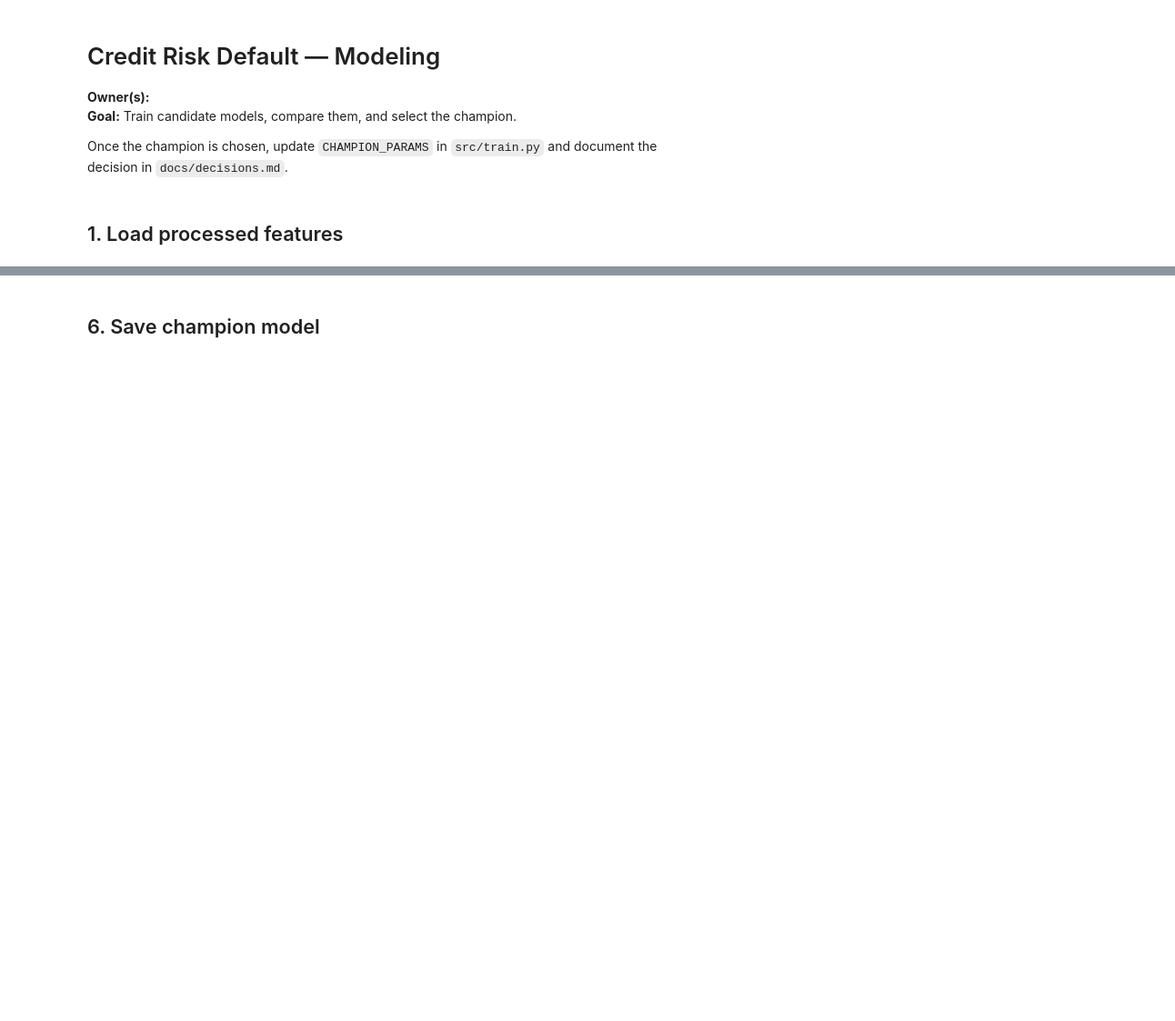
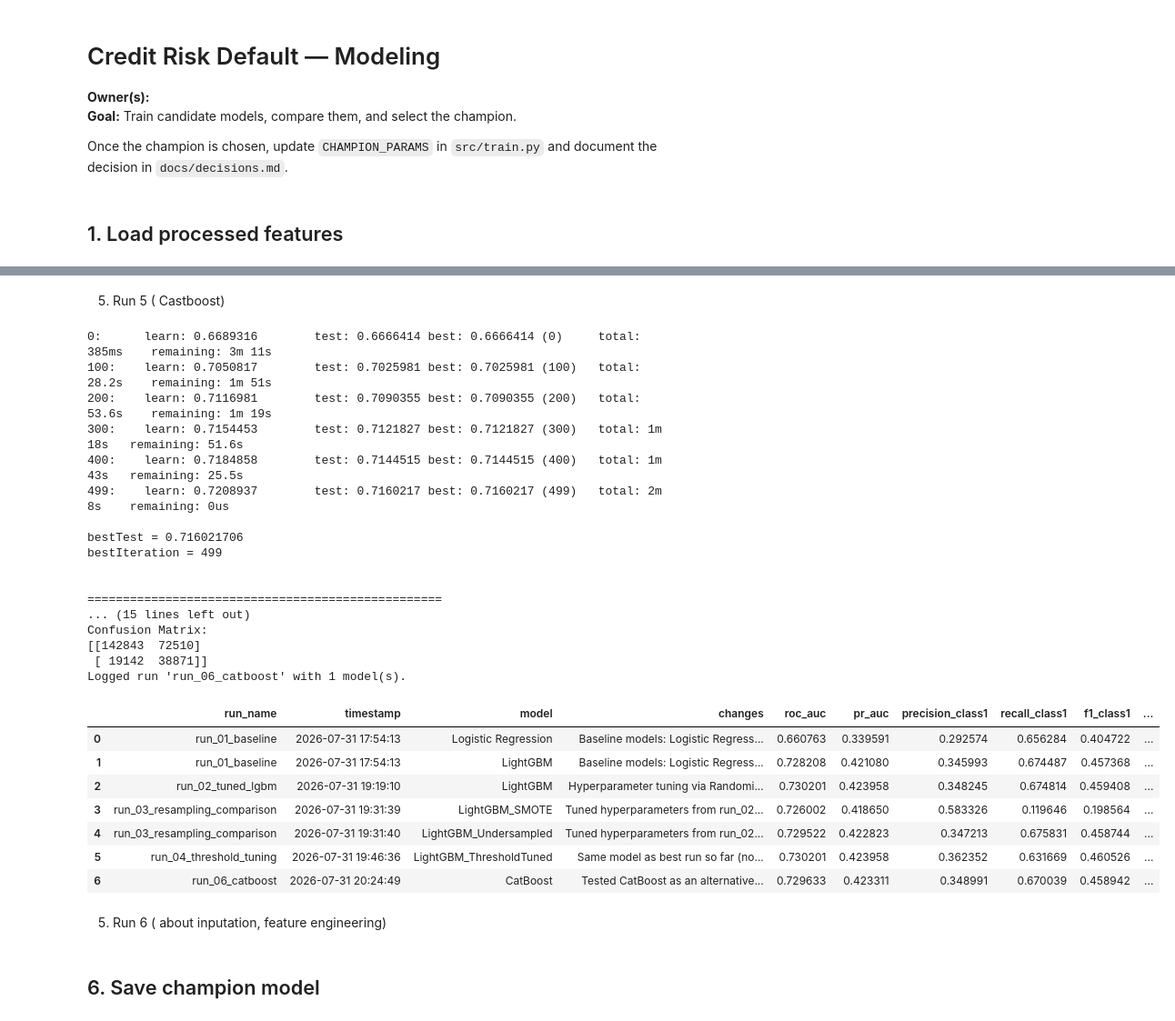
Before and after one commit to BuildersLab/Credit-Risk-Default, a Jupyter notebook: notebooks/03_modeling.ipynb, the cells around one changed output, grey strips where cells are left out. Shown at 91% size. Cells and saved outputs as stored; diff of their text form; code cells hidden in the pictures; blank space fills up the shorter version.

```diff
--- a/notebooks/03_modeling.ipynb
+++ b/notebooks/03_modeling.ipynb
@@ -86,0 +219,13 @@ THRESHOLD = 0.5
+# %%
+def print_metrics(model_name, y_test, y_prob, y_pred):
+    from sklearn.metrics import roc_auc_score, average_precision_score, classification_report, confusion_matrix
+
+    print(f"\n{'='*50}")
+    print(f"{model_name}")
+    print(f"{'='*50}")
+    print(f"ROC-AUC:  {roc_auc_score(y_test, y_prob):.4f}")
+    print(f"PR-AUC:   {average_precision_score(y_test, y_prob):.4f}")
+    print(f"\nClassification Report:")
+    print(classification_report(y_test, y_pred))
+    print(f"Confusion Matrix:")
+    print(confusion_matrix(y_test, y_pred))
@@ -87,3 +492,70 @@ THRESHOLD = 0.5
+# %% [markdown]
+5. Run 5 ( Castboost)
+# %%
+
+from catboost import CatBoostClassifier
+
+# CatBoost with class weighting to handle imbalance (same approach as LightGBM)
+catboost_model = CatBoostClassifier(
+    iterations=500,
+    learning_rate=0.05,
+    depth=6,
+    auto_class_weights='Balanced',   # CatBoost's equivalent to class_weight='balanced'
+    random_state=42,
+    verbose=100,                      # print progress every 100 iterations
+    eval_metric='PRAUC'               # optimize directly for PR-AUC, matching your priority metric
+)
+
+catboost_model.fit(
+    X_train, y_train,
+    eval_set=(X_test, y_test),
+    early_stopping_rounds=50           # stop early if no improvement, saves time
+)
+
+catboost_probs = catboost_model.predict_proba(X_test)[:, 1]
+catboost_preds = catboost_model.predict(X_test)
+
+# Print results immediately
+print_metrics('CatBoost (Run 6)', y_test, catboost_probs, catboost_preds)
+
+# Log to experiment tracker
+log_experiment(
+    run_name='run_06_catboost',
+    changes_description='Tested CatBoost as an alternative model architecture to LightGBM, using auto_class_weights=Balanced (equivalent to class_weight), 500 iterations with early stopping (patience=50), depth=6, learning_rate=0.05. Purpose: check if a different boosting implementation breaks past the performance ceiling seen with LightGBM.',
+    y_test=y_test,
+    models_dict={'CatBoost': catboost_model},
+    probs_dict={'CatBoost': catboost_probs},
+    preds_dict={'CatBoost': catboost_preds},
+    log_path='../data/processed/experiment_log.csv'
+)
+# %% [output]
+0:      learn: 0.6689316        test: 0.6666414 best: 0.6666414 (0)     total: 385ms    remaining: 3m 11s
+100:    learn: 0.7050817        test: 0.7025981 best: 0.7025981 (100)   total: 28.2s    remaining: 1m 51s
+200:    learn: 0.7116981        test: 0.7090355 best: 0.7090355 (200)   total: 53.6s    remaining: 1m 19s
+300:    learn: 0.7154453        test: 0.7121827 best: 0.7121827 (300)   total: 1m 18s   remaining: 51.6s
+400:    learn: 0.7184858        test: 0.7144515 best: 0.7144515 (400)   total: 1m 43s   remaining: 25.5s
+499:    learn: 0.7208937        test: 0.7160217 best: 0.7160217 (499)   total: 2m 8s    remaining: 0us
+
+bestTest = 0.716021706
+bestIteration = 499
+
+
+==================================================
+... (15 lines left out)
+Confusion Matrix:
+[[142843  72510]
+ [ 19142  38871]]
+Logged run 'run_06_catboost' with 1 model(s).
+|  | run_name | timestamp | model | changes | roc_auc | pr_auc | precision_class1 | recall_class1 | f1_class1 | ... |
+| 0 | run_01_baseline | 2026-07-31 17:54:13 | Logistic Regression | Baseline models: Logistic Regress... | 0.660763 | 0.339591 | 0.292574 | 0.656284 | 0.404722 | ... |
+| 1 | run_01_baseline | 2026-07-31 17:54:13 | LightGBM | Baseline models: Logistic Regress... | 0.728208 | 0.421080 | 0.345993 | 0.674487 | 0.457368 | ... |
+| 2 | run_02_tuned_lgbm | 2026-07-31 19:19:10 | LightGBM | Hyperparameter tuning via Randomi... | 0.730201 | 0.423958 | 0.348245 | 0.674814 | 0.459408 | ... |
+| 3 | run_03_resampling_comparison | 2026-07-31 19:31:39 | LightGBM_SMOTE | Tuned hyperparameters from run_02... | 0.726002 | 0.418650 | 0.583326 | 0.119646 | 0.198564 | ... |
+| 4 | run_03_resampling_comparison | 2026-07-31 19:31:40 | LightGBM_Undersampled | Tuned hyperparameters from run_02... | 0.729522 | 0.422823 | 0.347213 | 0.675831 | 0.458744 | ... |
+| 5 | run_04_threshold_tuning | 2026-07-31 19:46:36 | LightGBM_ThresholdTuned | Same model as best run so far (no... | 0.730201 | 0.423958 | 0.362352 | 0.631669 | 0.460526 | ... |
+| 6 | run_06_catboost | 2026-07-31 20:24:49 | CatBoost | Tested CatBoost as an alternative... | 0.729633 | 0.423311 | 0.348991 | 0.670039 | 0.458942 | ... |
+# %% [markdown]
+5. Run 6 ( about inputation, feature engineering)
 # %% [markdown]
 ## 6. Save champion model
 # %%
```
Also changed, not shown: parts of 37 cells of this notebook, 2 other files.
